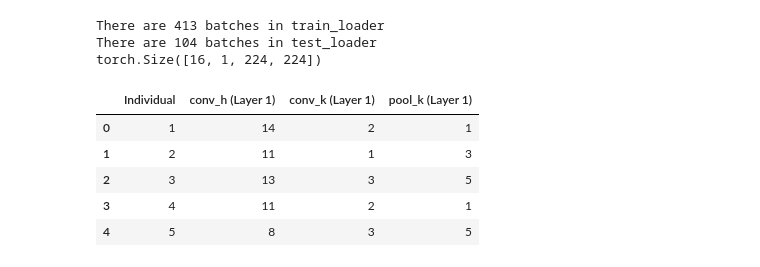
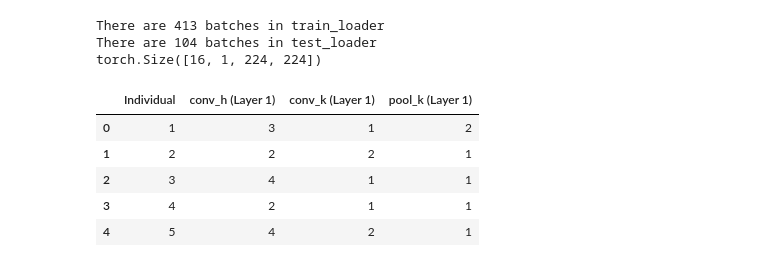
Before and after one commit to waizwafiq/GA-CNN, a Jupyter notebook: GA.ipynb, the cells around one changed output. Saved outputs shown, nothing was run; the diff lists cells and outputs as text; code cells hidden in the pictures.

```diff
--- a/GA.ipynb
+++ b/GA.ipynb
@@ -268,13 +268,13 @@ There are 413 batches in train_loader
 There are 104 batches in test_loader
 torch.Size([16, 1, 224, 224])
 # %%
-pop = generate_population(5, 1, [4, 16], [1, 5])
+pop = generate_population(5, 1, [1, 4], [1, 2])
 DataFrame_Pop(pop)
 # %% [output]
 |  | Individual | conv_h (Layer 1) | conv_k (Layer 1) | pool_k (Layer 1) |
-| 0 | 1 | 14 | 2 | 1 |
-| 1 | 2 | 11 | 1 | 3 |
-| 2 | 3 | 13 | 3 | 5 |
-| 3 | 4 | 11 | 2 | 1 |
-| 4 | 5 | 8 | 3 | 5 |
+| 0 | 1 | 3 | 1 | 2 |
+| 1 | 2 | 2 | 2 | 1 |
+| 2 | 3 | 4 | 1 | 1 |
+| 3 | 4 | 2 | 1 | 1 |
+| 4 | 5 | 4 | 2 | 1 |
 # %%
```
Also changed, not shown: parts of 2 cells of this notebook, 4 other files.
